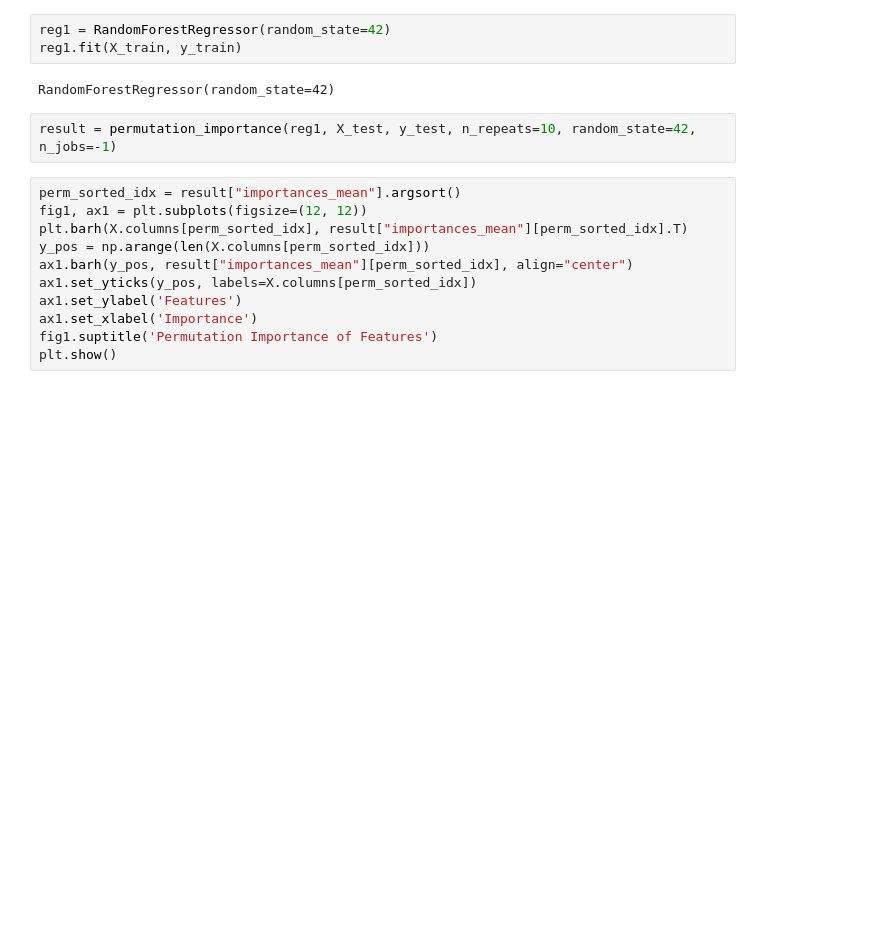
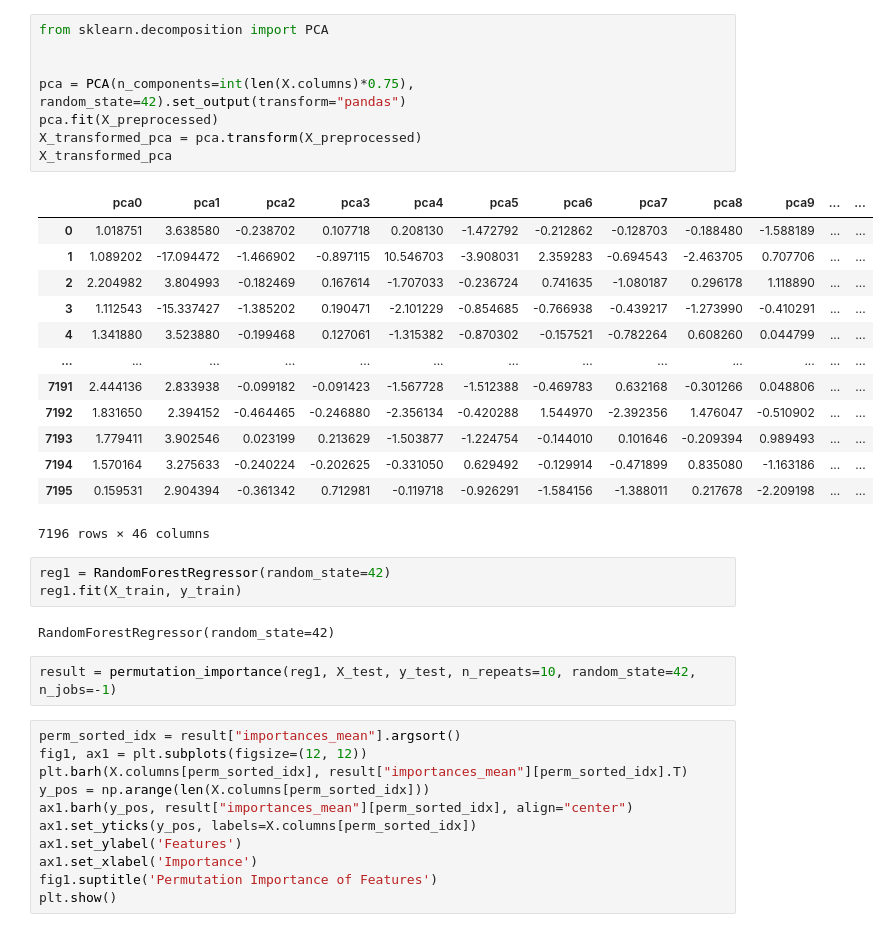
Before and after one commit to balaji1810/automl-tabular-pipeline, a Jupyter notebook: feature_selection.ipynb, the cells around one changed output. Cells and saved outputs as stored; diff of their text form; blank space fills up the shorter version.

```diff
--- a/feature_selection.ipynb
+++ b/feature_selection.ipynb
@@ -18,3 +80,25 @@ y = pd.concat([y_train, y_test])
+# %%
+from sklearn.decomposition import PCA
+
+
+pca = PCA(n_components=int(len(X.columns)*0.75), random_state=42).set_output(transform="pandas")
+pca.fit(X_preprocessed)
+X_transformed_pca = pca.transform(X_preprocessed)
+X_transformed_pca
+# %% [output]
+|  | pca0 | pca1 | pca2 | pca3 | pca4 | pca5 | pca6 | pca7 | pca8 | pca9 | ... | ... |
+| 0 | 1.018751 | 3.638580 | -0.238702 | 0.107718 | 0.208130 | -1.472792 | -0.212862 | -0.128703 | -0.188480 | -1.588189 | ... | ... |
+| 1 | 1.089202 | -17.094472 | -1.466902 | -0.897115 | 10.546703 | -3.908031 | 2.359283 | -0.694543 | -2.463705 | 0.707706 | ... | ... |
+| 2 | 2.204982 | 3.804993 | -0.182469 | 0.167614 | -1.707033 | -0.236724 | 0.741635 | -1.080187 | 0.296178 | 1.118890 | ... | ... |
+| 3 | 1.112543 | -15.337427 | -1.385202 | 0.190471 | -2.101229 | -0.854685 | -0.766938 | -0.439217 | -1.273990 | -0.410291 | ... | ... |
+| 4 | 1.341880 | 3.523880 | -0.199468 | 0.127061 | -1.315382 | -0.870302 | -0.157521 | -0.782264 | 0.608260 | 0.044799 | ... | ... |
+| ... | ... | ... | ... | ... | ... | ... | ... | ... | ... | ... | ... | ... |
+| 7191 | 2.444136 | 2.833938 | -0.099182 | -0.091423 | -1.567728 | -1.512388 | -0.469783 | 0.632168 | -0.301266 | 0.048806 | ... | ... |
+| 7192 | 1.831650 | 2.394152 | -0.464465 | -0.246880 | -2.356134 | -0.420288 | 1.544970 | -2.392356 | 1.476047 | -0.510902 | ... | ... |
+| 7193 | 1.779411 | 3.902546 | 0.023199 | 0.213629 | -1.503877 | -1.224754 | -0.144010 | 0.101646 | -0.209394 | 0.989493 | ... | ... |
+| 7194 | 1.570164 | 3.275633 | -0.240224 | -0.202625 | -0.331050 | 0.629492 | -0.129914 | -0.471899 | 0.835080 | -1.163186 | ... | ... |
+| 7195 | 0.159531 | 2.904394 | -0.361342 | 0.712981 | -0.119718 | -0.926291 | -1.584156 | -1.388011 | 0.217678 | -2.209198 | ... | ... |
+7196 rows × 46 columns
 # %%
 reg1 = RandomForestRegressor(random_state=42)
 reg1.fit(X_train, y_train)
```
Also changed, not shown: parts of 12 cells of this notebook, 8 other files.
